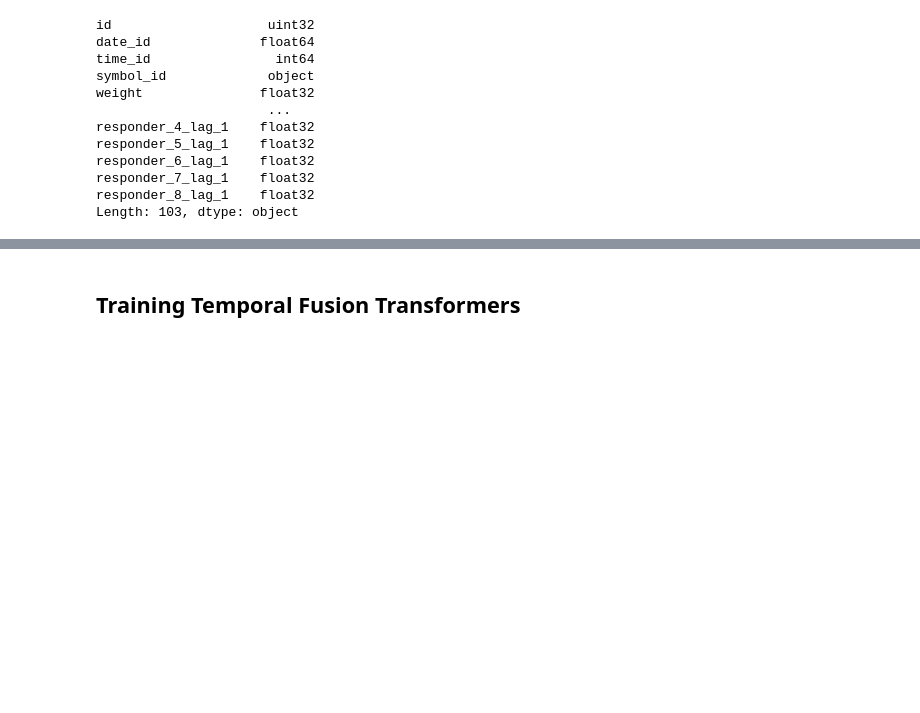
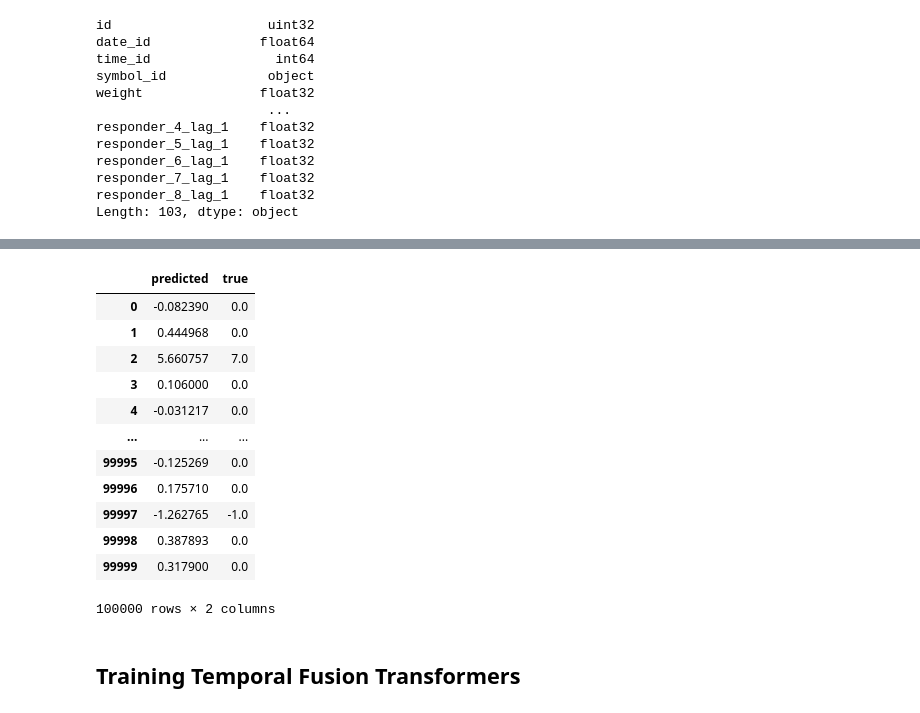
Before and after one commit to Bilg4me/Advanced-ML-Project, a Jupyter notebook: code/notebook.ipynb, the cells around one changed output, grey strips where cells are left out. Saved outputs shown, nothing was run; the diff lists cells and outputs as text; code cells hidden in the pictures; blank space fills up the shorter version.

```diff
--- a/code/notebook.ipynb
+++ b/code/notebook.ipynb
@@ -59,0 +89,3 @@ Length: 103, dtype: object
+# %%
+val_index = [e for e in df.index if e not in df_small.index]
+df_val = df.loc[val_index].dropna().sample(100000)
@@ -60,3 +97,24 @@ Length: 103, dtype: object
+# %%
+y_pred = model.predict(df_val.drop(columns=["label"]))
+rms = mean_squared_error(df_val["label"], y_pred)
+# %%
+predi = pd.DataFrame(y_pred, columns=["predicted"])
+predi['true'] = df_val["label"].values
+predi
+# %% [output]
+|  | predicted | true |
+| 0 | -0.082390 | 0.0 |
+| 1 | 0.444968 | 0.0 |
+| 2 | 5.660757 | 7.0 |
+| 3 | 0.106000 | 0.0 |
+| 4 | -0.031217 | 0.0 |
+| ... | ... | ... |
+| 99995 | -0.125269 | 0.0 |
+| 99996 | 0.175710 | 0.0 |
+| 99997 | -1.262765 | -1.0 |
+| 99998 | 0.387893 | 0.0 |
+| 99999 | 0.317900 | 0.0 |
+100000 rows × 2 columns
 # %% [markdown]
 ## Training Temporal Fusion Transformers
 # %%
```
Also changed, not shown: parts of 12 cells of this notebook.
